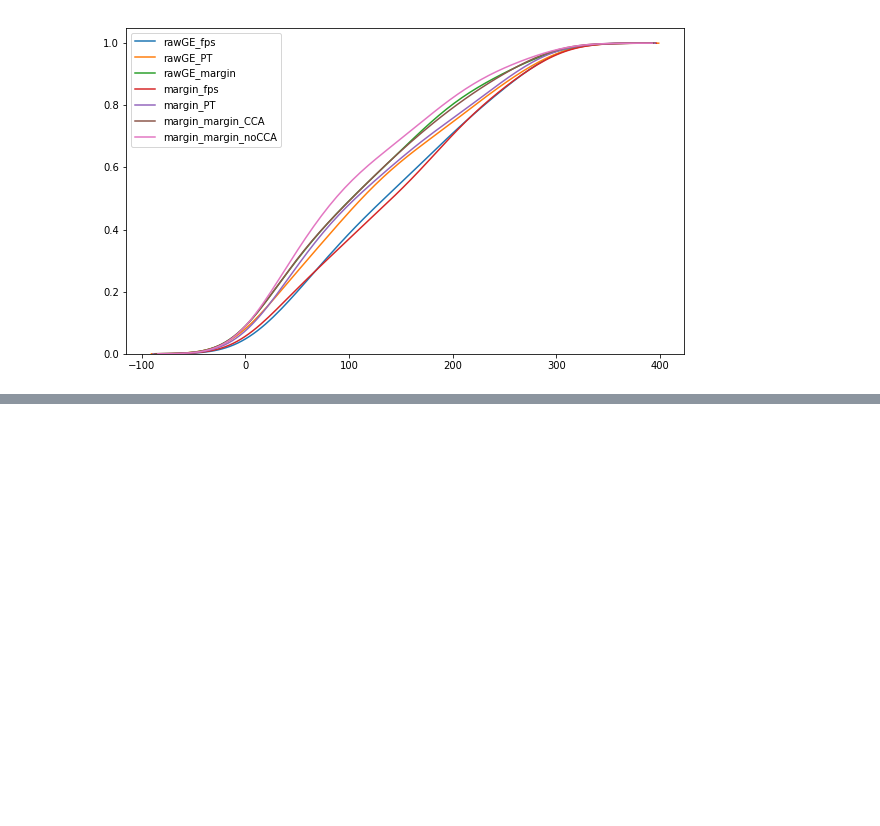
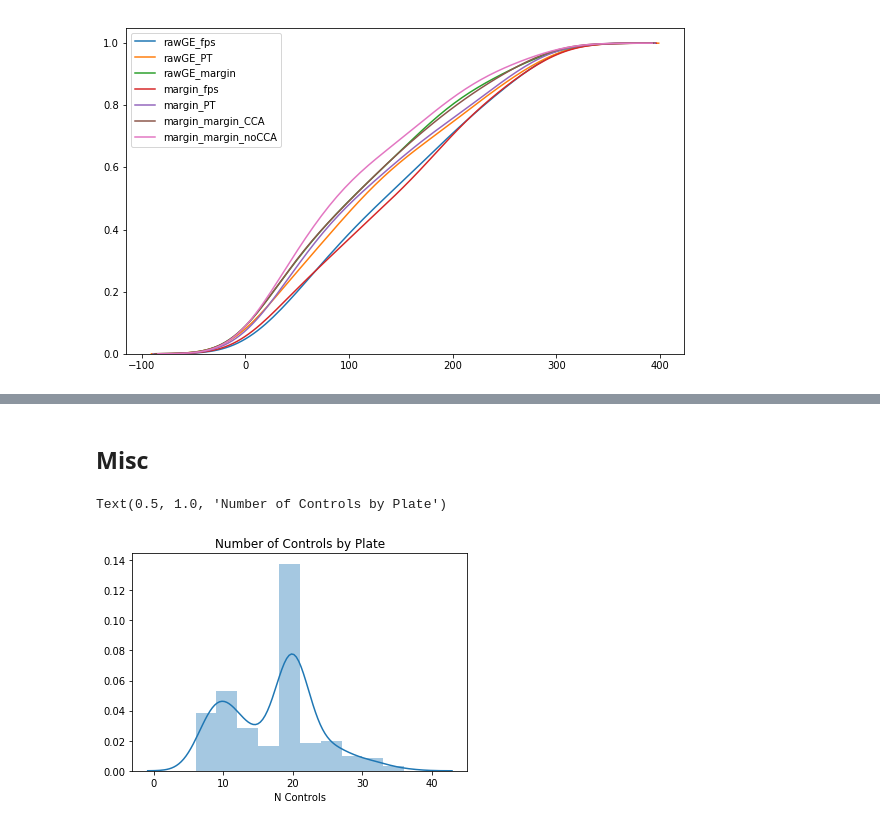
Before and after one commit to sgfin/molecule_ge_coordinated_embeddings, a Jupyter notebook: drug_repo_metric_learning/DrugIR-val-CCA.ipynb, the cells around one changed output, grey strips where cells are left out. Saved outputs shown, nothing was run; the diff lists cells and outputs as text; code cells hidden in the pictures; blank space fills up the shorter version.

```diff
--- a/drug_repo_metric_learning/DrugIR-val-CCA.ipynb
+++ b/drug_repo_metric_learning/DrugIR-val-CCA.ipynb
@@ -628,0 +674,9 @@ plt.show()
+# %% [markdown]
+## Misc
+# %%
+sns.distplot(train_dataset.l1000_controls.index.get_level_values("plate").value_counts())
+plt.xlabel("N Controls")
+plt.title("Number of Controls by Plate")
+# %% [output]
+Text(0.5, 1.0, 'Number of Controls by Plate')
+[figure, added]
```
Also changed, not shown: parts of 6 cells of this notebook, 3 other files.
